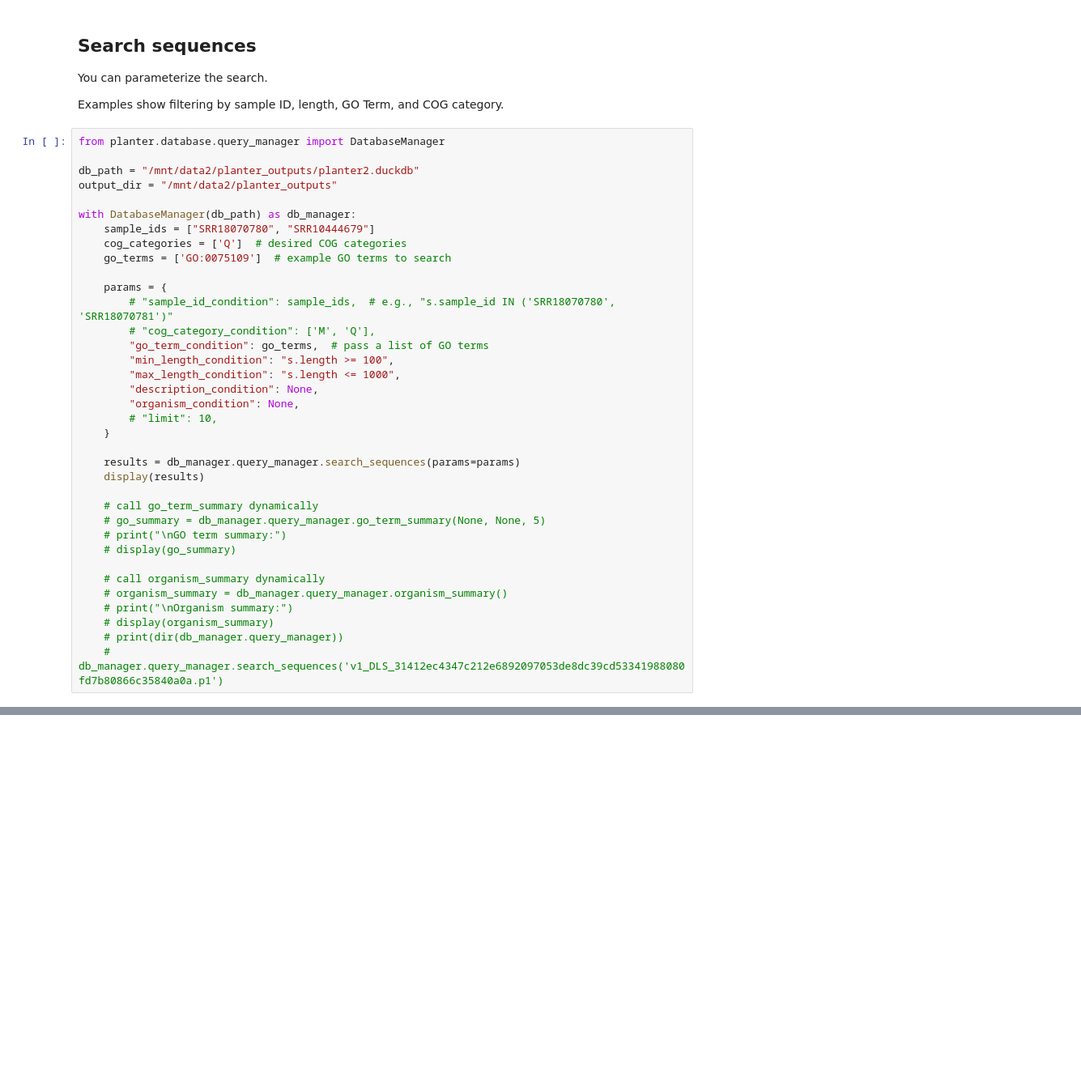
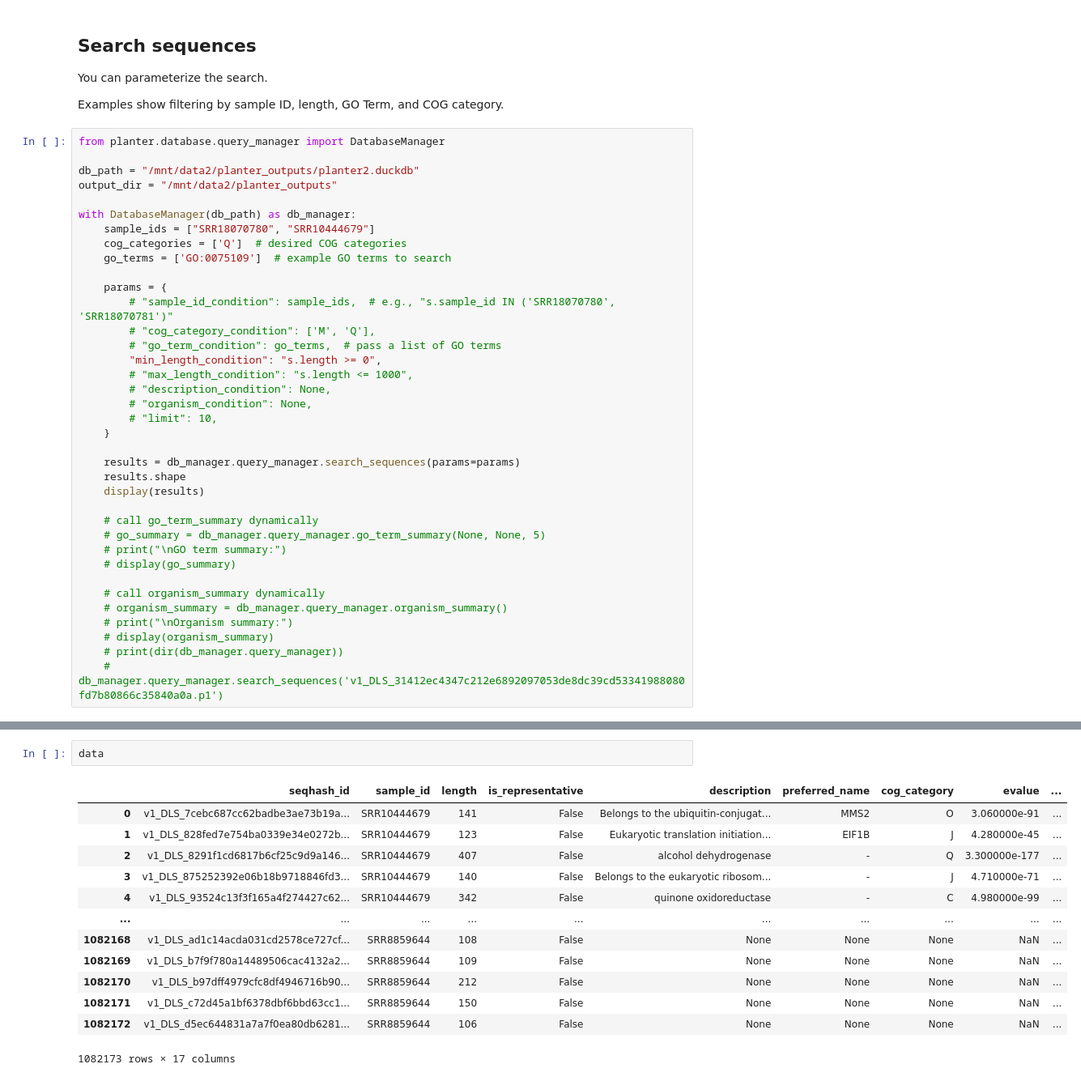
Before and after one commit to arudhir/planter, a Jupyter notebook: notebooks/database.ipynb, the cells around one changed output, grey strips where cells are left out. Shown at 81% size. Drawn from its saved outputs; the diff is of its cells as text; blank space fills up the shorter version.

```diff
--- a/notebooks/database.ipynb
+++ b/notebooks/database.ipynb
@@ -208,15 +182,16 @@ with DatabaseManager(db_path) as db_manager:
     params = {
         # "sample_id_condition": sample_ids,  # e.g., "s.sample_id IN ('SRR18070780', 'SRR18070781')"
         # "cog_category_condition": ['M', 'Q'],
-        "go_term_condition": go_terms,  # pass a list of GO terms
-        "min_length_condition": "s.length >= 100",
-        "max_length_condition": "s.length <= 1000",
-        "description_condition": None,
-        "organism_condition": None,
+        # "go_term_condition": go_terms,  # pass a list of GO terms
+        "min_length_condition": "s.length >= 0",
+        # "max_length_condition": "s.length <= 1000",
+        # "description_condition": None,
+        # "organism_condition": None,
         # "limit": 10,
     }
 
     results = db_manager.query_manager.search_sequences(params=params)
+    results.shape
     display(results)
 
     # call go_term_summary dynamically
@@ -240,0 +481,16 @@ with DatabaseManager(db_path) as db_manager:
+# %%
+data
+# %% [output]
+|  | seqhash_id | sample_id | length | is_representative | description | preferred_name | cog_category | evalue | ... |
+| 0 | v1_DLS_7cebc687cc62badbe3ae73b19a... | SRR10444679 | 141 | False | Belongs to the ubiquitin-conjugat... | MMS2 | O | 3.060000e-91 | ... |
+| 1 | v1_DLS_828fed7e754ba0339e34e0272b... | SRR10444679 | 123 | False | Eukaryotic translation initiation... | EIF1B | J | 4.280000e-45 | ... |
+| 2 | v1_DLS_8291f1cd6817b6cf25c9d9a146... | SRR10444679 | 407 | False | alcohol dehydrogenase | - | Q | 3.300000e-177 | ... |
+| 3 | v1_DLS_875252392e06b18b9718846fd3... | SRR10444679 | 140 | False | Belongs to the eukaryotic ribosom... | - | J | 4.710000e-71 | ... |
+| 4 | v1_DLS_93524c13f3f165a4f274427c62... | SRR10444679 | 342 | False | quinone oxidoreductase | - | C | 4.980000e-99 | ... |
+| ... | ... | ... | ... | ... | ... | ... | ... | ... | ... |
+| 1082168 | v1_DLS_ad1c14acda031cd2578ce727cf... | SRR8859644 | 108 | False | None | None | None | NaN | ... |
+| 1082169 | v1_DLS_b7f9f780a14489506cac4132a2... | SRR8859644 | 109 | False | None | None | None | NaN | ... |
+| 1082170 | v1_DLS_b97dff4979cfc8df4946716b90... | SRR8859644 | 212 | False | None | None | None | NaN | ... |
+| 1082171 | v1_DLS_c72d45a1bf6378dbf6bbd63cc1... | SRR8859644 | 150 | False | None | None | None | NaN | ... |
+| 1082172 | v1_DLS_d5ec644831a7a7f0ea80db6281... | SRR8859644 | 106 | False | None | None | None | NaN | ... |
+1082173 rows × 17 columns
```
Also changed, not shown: parts of 21 cells of this notebook, 5 other files.
